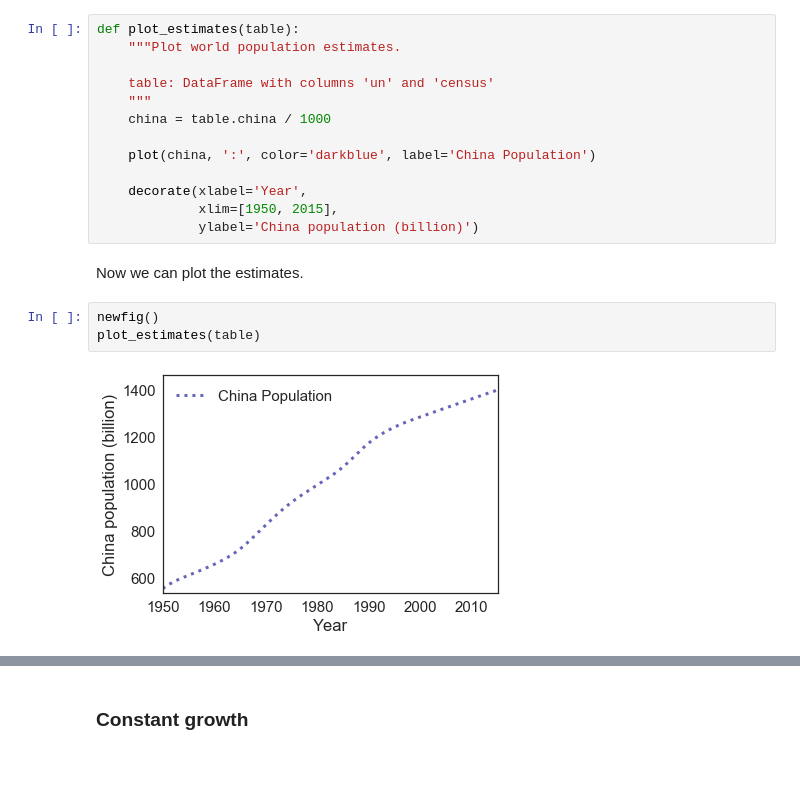
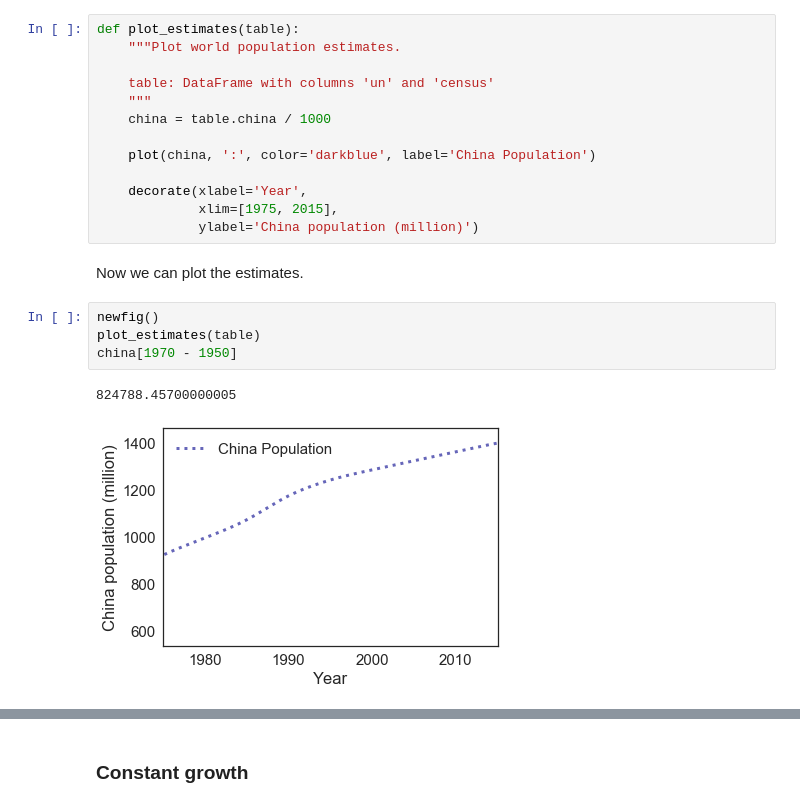
Before and after one commit to minhkhang1795/ModSimProject1, a Jupyter notebook: code/chap03soln.ipynb, the cells around one changed output, grey strips where cells are left out. Drawn from its saved outputs; the diff is of its cells as text; blank space fills up the shorter version.

Commit message:
Create and plot the model

```diff
--- a/code/chap03soln.ipynb
+++ b/code/chap03soln.ipynb
@@ -125,12 +125,14 @@ def plot_estimates(table):
     plot(china, ':', color='darkblue', label='China Population')
 
     decorate(xlabel='Year',
-             xlim=[1950, 2015],
-             ylabel='China population (billion)')
+             xlim=[1975, 2015],
+             ylabel='China population (million)')
 # %% [markdown]
 Now we can plot the estimates.
 # %%
 newfig()
 plot_estimates(table)
+china[1970 - 1950]
 # %% [output]
+824788.45700000005
-[figure, old version]
+[figure, new version]
```
Also changed, not shown: parts of 1 cell of this notebook.
